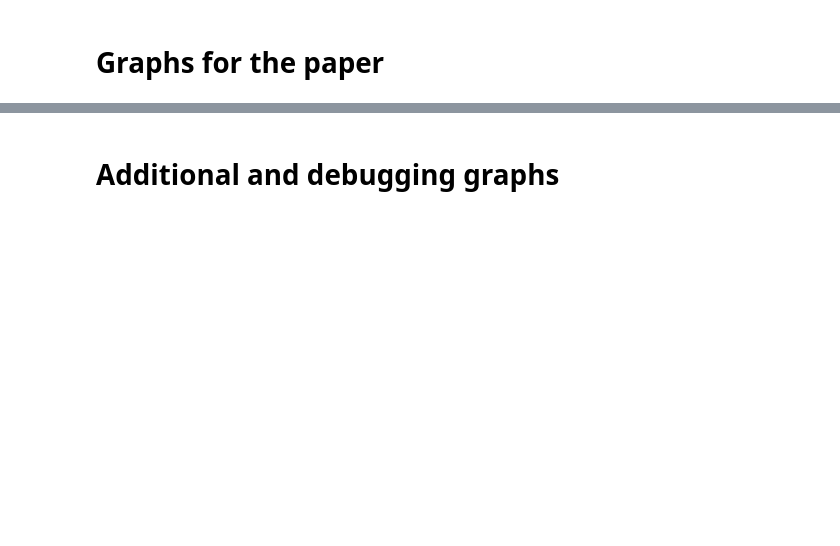
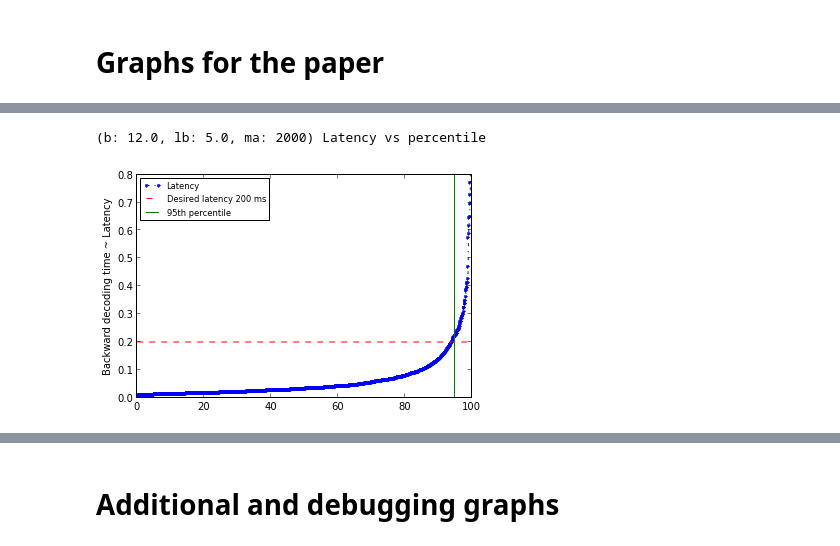
Before and after one commit to oplatek/pykaldi-eval, a Jupyter notebook: Pykaldi-evaluation.ipynb, the cells around one changed output, grey strips where cells are left out. Saved outputs shown, nothing was run; the diff lists cells and outputs as text; code cells hidden in the pictures; blank space fills up the shorter version.

```diff
--- a/Pykaldi-evaluation.ipynb
+++ b/Pykaldi-evaluation.ipynb
@@ -126,28 +137,31 @@ savefig('frtf_vs_prc.png', bbox_inches='tight')
 # %%
 beam, lat_beam, max_active = beam_range[4], lat_beam_range[4], max_active_range[0]
 bt = sorted([ rec.backwardlen for rec in user_time_r if rec.beam == beam and rec.lattice_beam == lat_beam and rec.max_active == max_active])
 bt_95 = bt[0:int(0.95*len(bt))]
 percents = [float(x) / len(bt) for x in range(1,len(bt)+1,1)]
 percents_95 = percents[0:int(0.95*len(percents))]
 
 #subplot(2,1,1)
 #ylim([0, 1.0])
 #plot(percents_95, bt_95,'.-.')
 #title('(b: %0.1f, lb: %0.1f, ma: %d) Backward decoding vs percentil' % (beam, lat_beam, max_active))
 #ylabel('Backward decoding time')
 #plot(percents_95, [0.4] * len(percents_95), 'r--')
 
 #subplot(2,1,2)
 percents = [100*w for w in percents]
 ylim([0, 0.8])
 p1, = plot(percents, bt,'.-.')
 print('(b: %0.1f, lb: %0.1f, ma: %d) Latency vs percentile' % (beam, lat_beam, max_active))
 #title('Latency vs percentile')
 ylabel('Backward decoding time ~ Latency')
 p2, = plot(percents, [0.2] * len(percents), 'r--')
 p3 = axvline(95, color='g')
-legend([p1, p2, p3], ['Backward decoding time', 'Desired latency 200 ms', '95th percentile'], loc=2, prop={'size':'small'})
+legend([p1, p2, p3], ['Latency', 'Desired latency 200 ms', '95th percentile'], loc=2, prop={'size':'small'})
 savefig('lat_vs_prc.png', bbox_inches='tight')
+# %% [output]
+(b: 12.0, lb: 5.0, ma: 2000) Latency vs percentile
+[figure, added]
 # %%
 wl_dup, bt, beam, lat_beam, max_active = [], [], beam_range[4], lat_beam_range[4], max_active_range[0]
 
```
Also changed, not shown: parts of 9 cells of this notebook.
